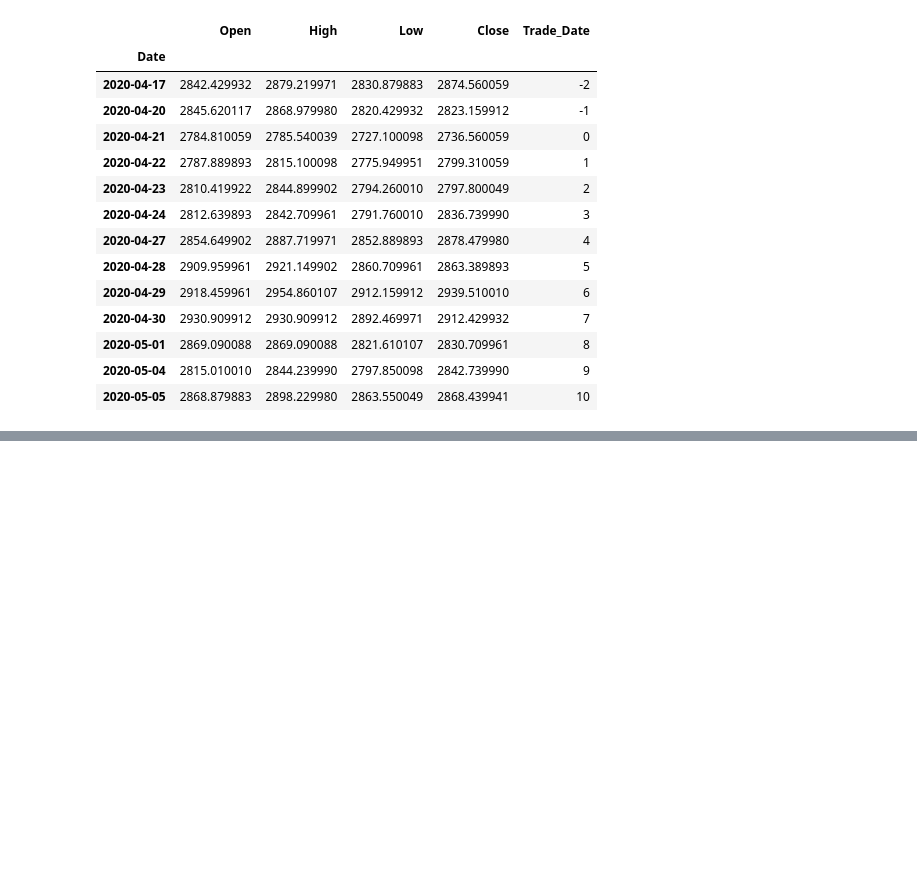
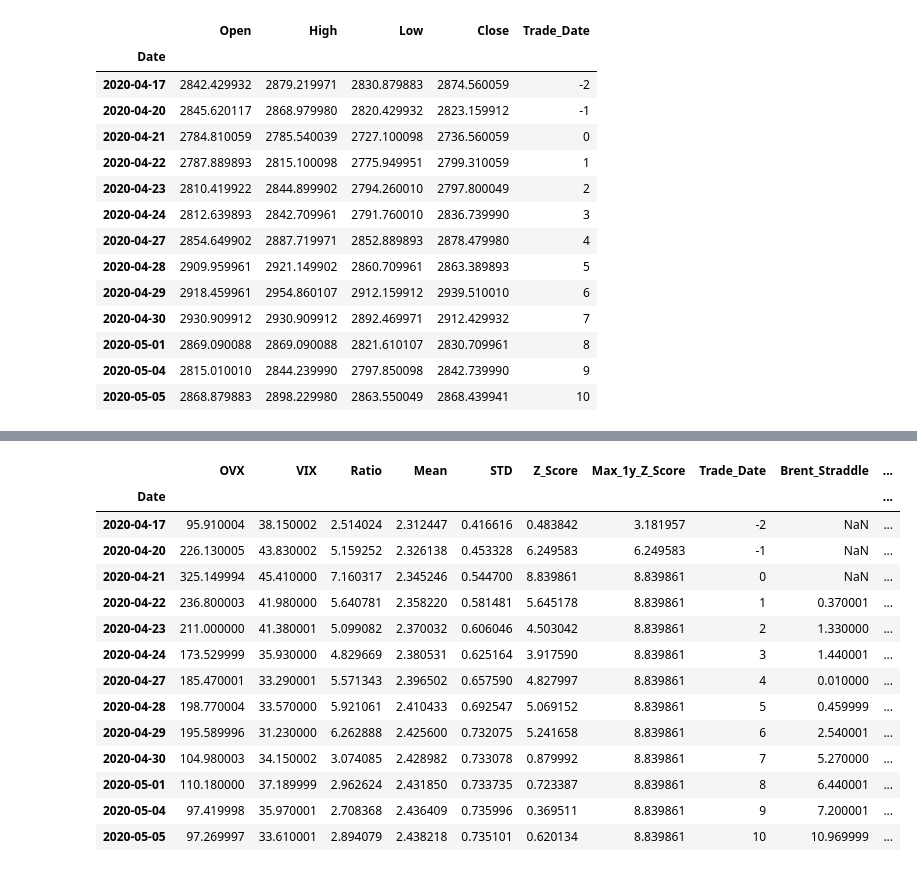
Before and after one commit to always-keep-trying/options_trading, a Jupyter notebook: src/Trading_Oil_Volatility.ipynb, the cells around one changed output, grey strips where cells are left out. Cells and saved outputs as stored; diff of their text form; code cells hidden in the pictures; blank space fills up the shorter version.

```diff
--- a/code/Trading_Oil_Volatility.ipynb
+++ b/src/Trading_Oil_Volatility.ipynb
@@ -381,0 +388,4 @@ brent_prices
+# %%
+spx_index.loc[:,'Straddle'] = np.nan
+spx_index.loc[spx_index.index>trade_date,'Straddle'] = abs(spx_index.loc[spx_index.index>trade_date,'Close']-spx_ATM_strike)
+spx_index
@@ -381,0 +408,20 @@ brent_prices
+# %%
+example.loc[:,'Brent_Straddle'] = brent_prices['Straddle']
+example.loc[:,'SPX_Straddle'] = spx_index['Straddle']
+example
+# %% [output]
+|  | OVX | VIX | Ratio | Mean | STD | Z_Score | Max_1y_Z_Score | Trade_Date | Brent_Straddle | ... |
+| Date |  |  |  |  |  |  |  |  |  | ... |
+| 2020-04-17 | 95.910004 | 38.150002 | 2.514024 | 2.312447 | 0.416616 | 0.483842 | 3.181957 | -2 | NaN | ... |
+| 2020-04-20 | 226.130005 | 43.830002 | 5.159252 | 2.326138 | 0.453328 | 6.249583 | 6.249583 | -1 | NaN | ... |
+| 2020-04-21 | 325.149994 | 45.410000 | 7.160317 | 2.345246 | 0.544700 | 8.839861 | 8.839861 | 0 | NaN | ... |
+| 2020-04-22 | 236.800003 | 41.980000 | 5.640781 | 2.358220 | 0.581481 | 5.645178 | 8.839861 | 1 | 0.370001 | ... |
+| 2020-04-23 | 211.000000 | 41.380001 | 5.099082 | 2.370032 | 0.606046 | 4.503042 | 8.839861 | 2 | 1.330000 | ... |
+| 2020-04-24 | 173.529999 | 35.930000 | 4.829669 | 2.380531 | 0.625164 | 3.917590 | 8.839861 | 3 | 1.440001 | ... |
+| 2020-04-27 | 185.470001 | 33.290001 | 5.571343 | 2.396502 | 0.657590 | 4.827997 | 8.839861 | 4 | 0.010000 | ... |
+| 2020-04-28 | 198.770004 | 33.570000 | 5.921061 | 2.410433 | 0.692547 | 5.069152 | 8.839861 | 5 | 0.459999 | ... |
+| 2020-04-29 | 195.589996 | 31.230000 | 6.262888 | 2.425600 | 0.732075 | 5.241658 | 8.839861 | 6 | 2.540001 | ... |
+| 2020-04-30 | 104.980003 | 34.150002 | 3.074085 | 2.428982 | 0.733078 | 0.879992 | 8.839861 | 7 | 5.270000 | ... |
+| 2020-05-01 | 110.180000 | 37.189999 | 2.962624 | 2.431850 | 0.733735 | 0.723387 | 8.839861 | 8 | 6.440001 | ... |
+| 2020-05-04 | 97.419998 | 35.970001 | 2.708368 | 2.436409 | 0.735996 | 0.369511 | 8.839861 | 9 | 7.200001 | ... |
+| 2020-05-05 | 97.269997 | 33.610001 | 2.894079 | 2.438218 | 0.735101 | 0.620134 | 8.839861 | 10 | 10.969999 | ... |
```
Also changed, not shown: parts of 5 cells of this notebook, 11 other files.
